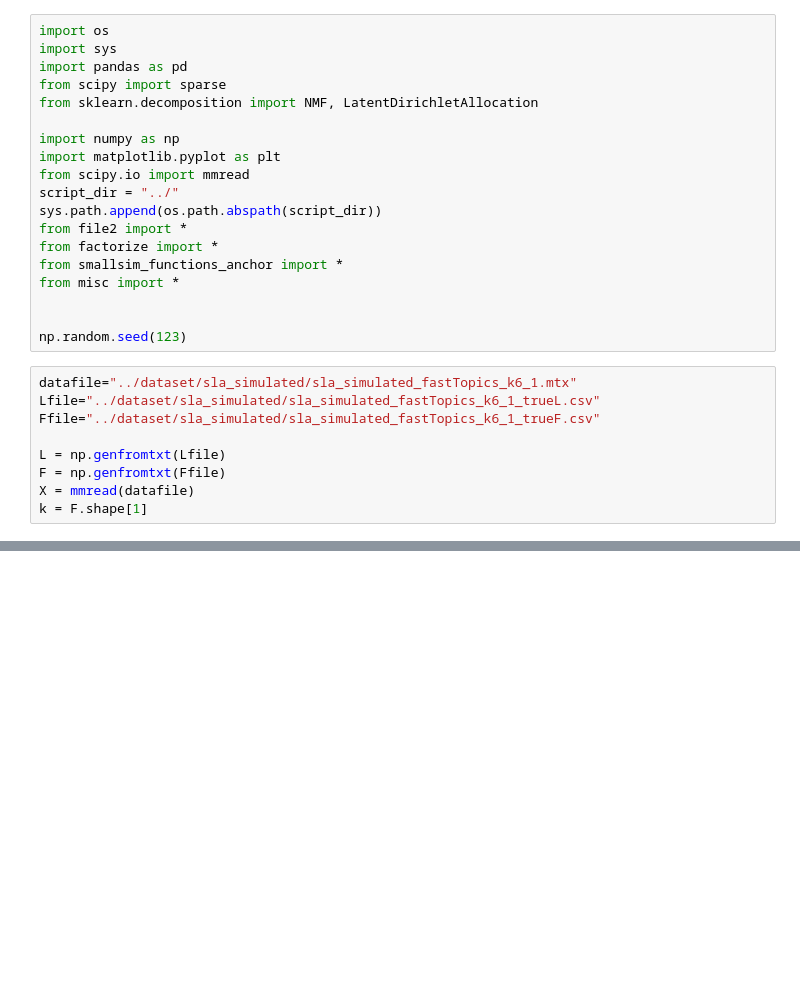
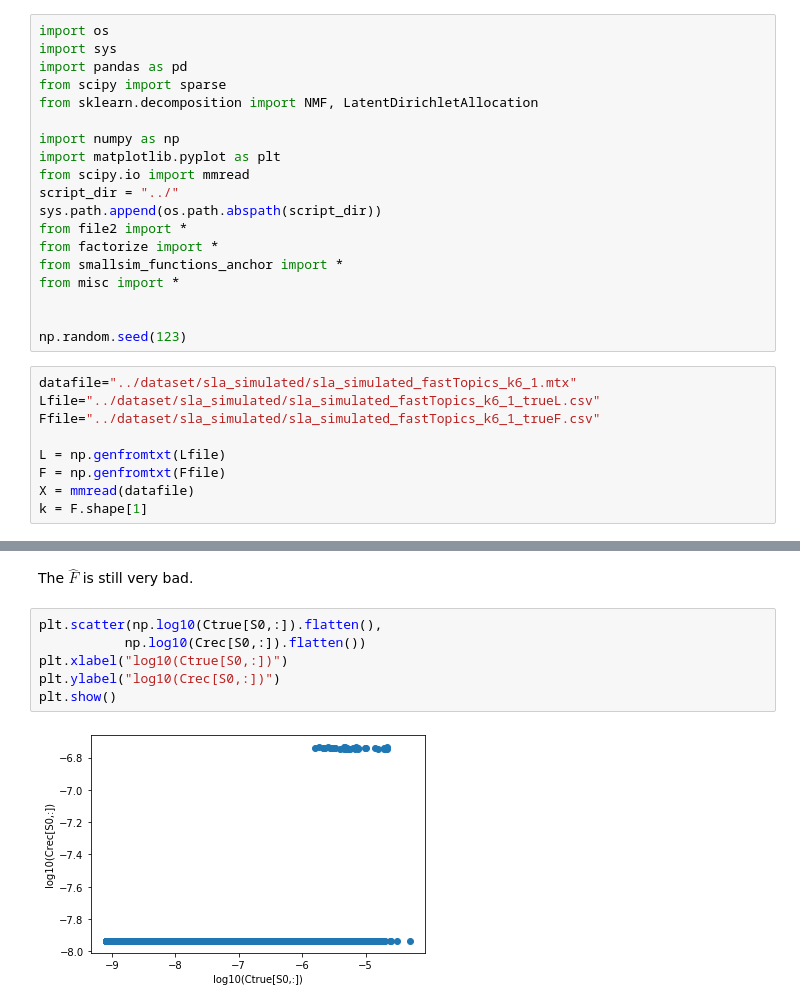
Before and after one commit to zihao12/pyJSMF-RAW, a Jupyter notebook: experiments/sla_multinomial1.ipynb, the cells around one changed output, grey strips where cells are left out. Drawn from its saved outputs; the diff is of its cells as text; blank space fills up the shorter version.

```diff
--- a/experiments/sla_multinomial1.ipynb
+++ b/experiments/sla_multinomial1.ipynb
@@ -252,0 +234,10 @@ for i in range(k):
+# %% [markdown]
+The $\hat{F}$ is still very bad.
+# %%
+plt.scatter(np.log10(Ctrue[S0,:]).flatten(),
+           np.log10(Crec[S0,:]).flatten())
+plt.xlabel("log10(Ctrue[S0,:])")
+plt.ylabel("log10(Crec[S0,:])")
+plt.show()
+# %% [output]
+[figure, added]
```
Also changed, not shown: parts of 64 cells of this notebook.
